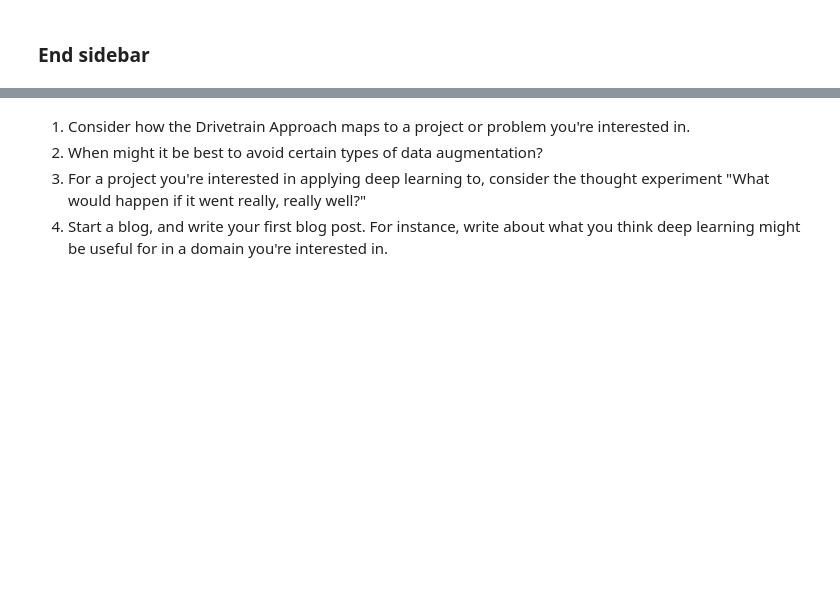
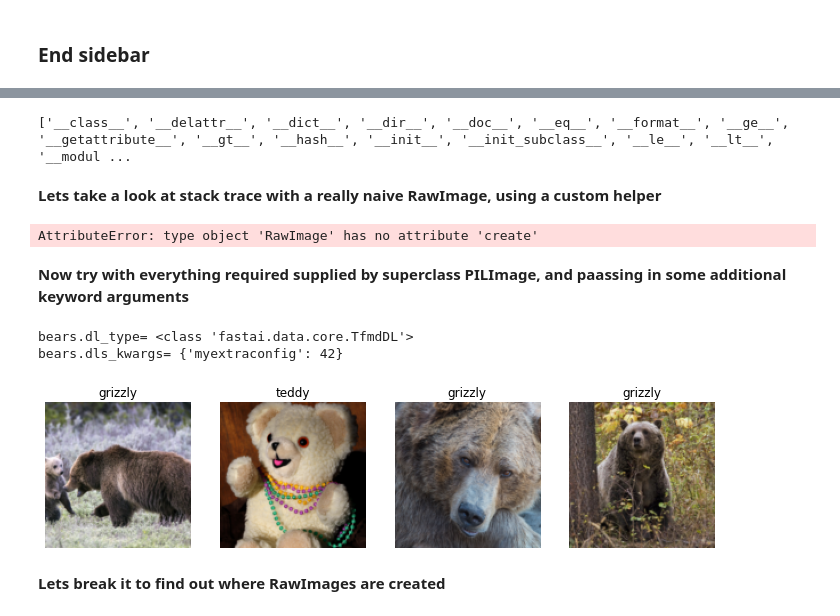
Before and after one commit to bencoman/fastbook, a Jupyter notebook: clean/02_production-Copy1.ipynb, the cells around one changed output, grey strips where cells are left out. Cells and saved outputs as stored; diff of their text form; code cells hidden in the pictures; blank space fills up the shorter version.

```diff
--- a/clean/02_production-Copy1.ipynb
+++ b/clean/02_production-Copy1.ipynb
@@ -97,4 +76,0 @@ print( type( TransformBlock ) )
-# %%
-def RawImage():
-    def dummy():
-        return 1
@@ -158,3 +76,0 @@ learn.export()
-# %%
-path = Path()
-path.ls(file_exts='.pkl')
@@ -254,5 +77,54 @@ VBox([widgets.Label('Select your bear!'),
-# %% [markdown]
-1. Consider how the Drivetrain Approach maps to a project or problem you're interested in.
-1. When might it be best to avoid certain types of data augmentation?
-1. For a project you're interested in applying deep learning to, consider the thought experiment "What would happen if it went really, really well?"
-1. Start a blog, and write your first blog post. For instance, write about what you think deep learning might be useful for in a domain you're interested in.
+# %%
+tb = ImageBlock()
+print( dir(tb) )
+# %% [output]
+['__class__', '__delattr__', '__dict__', '__dir__', '__doc__', '__eq__', '__format__', '__ge__', '__getattribute__', '__gt__', '__hash__', '__init__', '__init_subclass__', '__le__', '__lt__', '__modul ...
+# %% [markdown]
+**Lets take a look at stack trace with a really naive RawImage, using a custom helper**
+# %%
+class RawImage():
+    def dummy():
+        return 1
+
+def RawImageBlock(cls:PILBase=RawImage, **kwargs):
+    "A `TransformBlock` for images of `cls`"
+    return TransformBlock(type_tfms=cls.create, batch_tfms=IntToFloatTensor, dls_kwargs=kwargs)
+
+bears = DataBlock(
+    blocks=(RawImageBlock(myextraconfig=42), CategoryBlock),
+    get_items=get_image_files,
+    splitter=RandomSplitter(valid_pct=0.2, seed=42),
+    get_y=parent_label,
+    item_tfms=Resize(128))
+dls = bears.dataloaders(path)
+dls.valid.show_batch(max_n=4, nrows=1)
+type(dls)
+# %% [output]
+AttributeError: type object 'RawImage' has no attribute 'create'
+# %% [markdown]
+**Now try with everything required supplied by superclass PILImage, and paassing in some additional keyword arguments**
+# %%
+class RawImage(PILImage):
+    def dummy():
+        return 1
+
+def RawImageBlock(cls:PILBase=RawImage, **kwargs):
+    "A `TransformBlock` for images of `cls`"
+    return TransformBlock(type_tfms=cls.create, batch_tfms=IntToFloatTensor, dls_kwargs=kwargs)
+
+bears = DataBlock(
+    blocks=(RawImageBlock(myextraconfig=42), CategoryBlock),
+    get_items=get_image_files,
+    splitter=RandomSplitter(valid_pct=0.2, seed=42),
+    get_y=parent_label,
+    item_tfms=Resize(128))
+dls = bears.dataloaders(path)
+dls.valid.show_batch(max_n=4, nrows=1)
+print('bears.dl_type=', bears.dl_type)
+print('bears.dls_kwargs=', bears.dls_kwargs)
+# %% [output]
+bears.dl_type= <class 'fastai.data.core.TfmdDL'>
+bears.dls_kwargs= {'myextraconfig': 42}
+[figure, added]
+# %% [markdown]
+**Lets break it to find out where RawImages are created**
```
Also changed, not shown: parts of 72 cells of this notebook.
